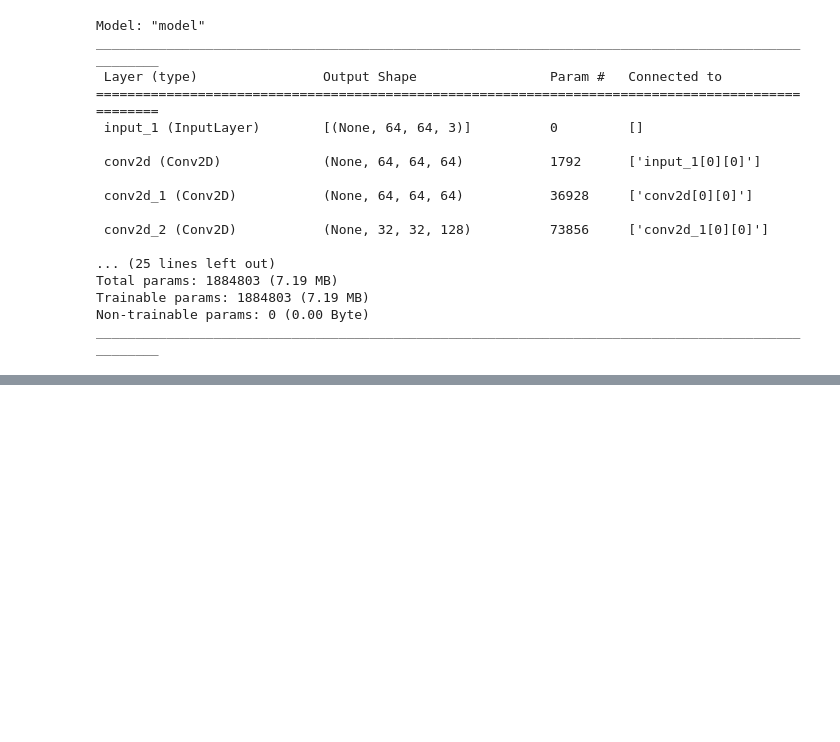
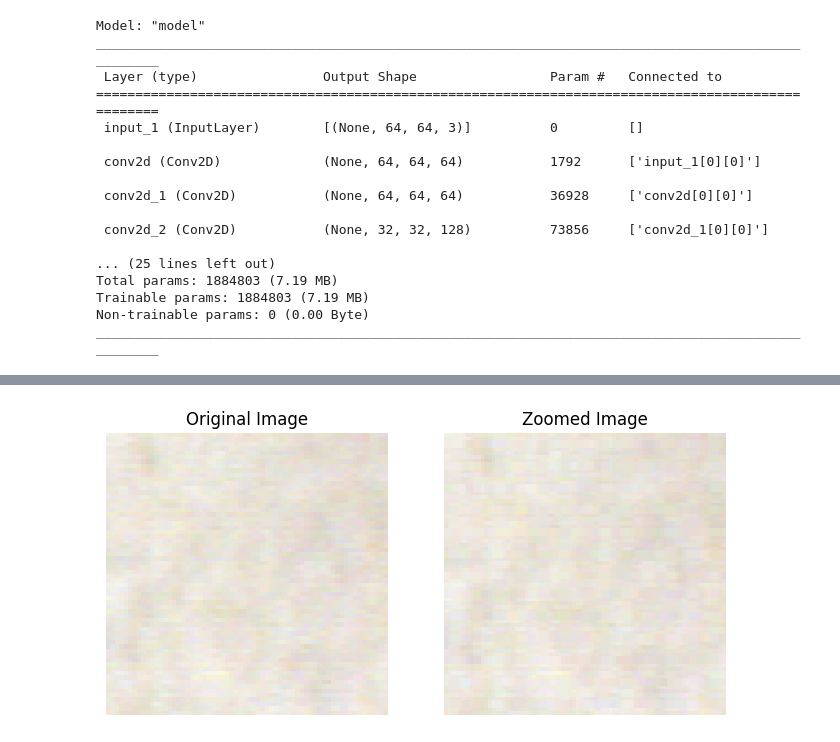
Before and after one commit to mgnarag/CS284, a Jupyter notebook: Unet_64.ipynb, the cells around one changed output, grey strips where cells are left out. Saved outputs shown, nothing was run; the diff lists cells and outputs as text; code cells hidden in the pictures; blank space fills up the shorter version.

```diff
--- a/Unet_64.ipynb
+++ b/Unet_64.ipynb
@@ -401,0 +393,43 @@ xxxxx
+# %%
+from tensorflow.keras.preprocessing import image
+import matplotlib.pyplot as plt
+import numpy as np
+from scipy.ndimage import zoom
+
+# Load an example image
+x = train_input[1]
+img = x
+
+# Convert the image to a NumPy array
+img_array = image.img_to_array(img)
+
+# Define the zoom factor (e.g., 1.2 for 20% zoom in)
+zoom_factor = 1.2
+
+# Zoom in on the image without changing pixel intensities
+zoomed_img_array = zoom(img_array, [zoom_factor, zoom_factor, 1], order=0, mode='nearest')
+#zoomed_img_array = np.resize(zoomed_img_array, (64,64))
+# Clip values to be in the valid range [0, 255]
+#zoomed_img_array = np.clip(zoomed_img_array, 0, 255)
+
+# Convert back to uint8
+#zoomed_img_array = zoomed_img_array.astype(np.uint8)
+
+# Display the original and zoomed images
+plt.figure(figsize=(8, 4))
+
+# Original image
+plt.subplot(1, 2, 1)
+plt.imshow(img)
+plt.title('Original Image')
+plt.axis('off')
+
+# Zoomed image
+plt.subplot(1, 2, 2)
+plt.imshow(zoomed_img_array)
+plt.title('Zoomed Image')
+plt.axis('off')
+
+plt.show()
+# %% [output]
+[figure, added]
```
Also changed, not shown: parts of 6 cells of this notebook.
